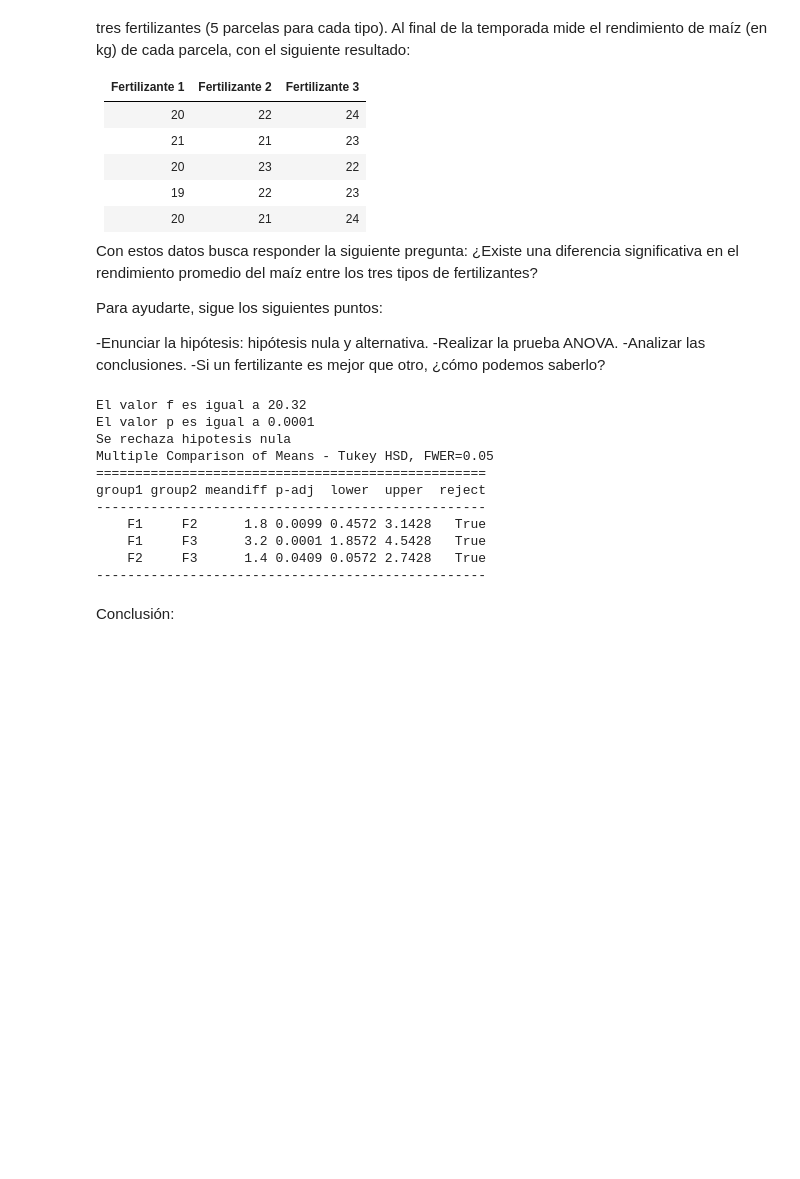
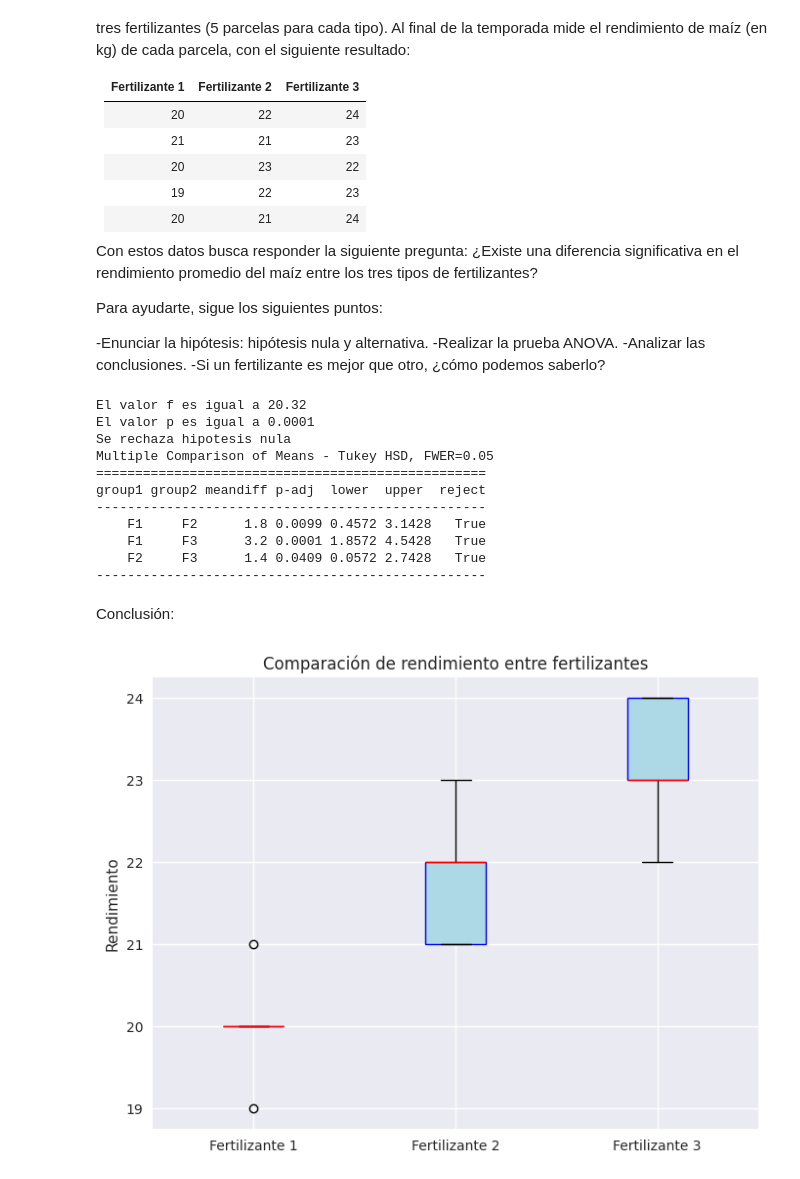
Before and after one commit to 4GeeksAcademy/Leonel_Ponce_hypothesis-testing-exercises-project-with-python, a Jupyter notebook: notebook/problems.es.ipynb, the cells around one changed output. Cells and saved outputs as stored; diff of their text form; code cells hidden in the pictures; blank space fills up the shorter version.

```diff
--- a/notebook/problems.es.ipynb
+++ b/notebook/problems.es.ipynb
@@ -129,3 +129,22 @@ group1 group2 meandiff p-adj  lower  upper  reject
 --------------------------------------------------
 # %% [markdown]
 Conclusión:
+# %%
+
+# Crear gráfico de cajas
+import matplotlib.pyplot as plt
+
+plt.style.use('seaborn-v0_8')
+fig, ax = plt.subplots(figsize=(8, 6))
+ax.boxplot([f_1, f_2, f_3], patch_artist=True,
+           boxprops=dict(facecolor='lightblue', color='blue'),
+           medianprops=dict(color='red'))
+
+# Etiquetas y título
+ax.set_xticklabels(['Fertilizante 1', 'Fertilizante 2', 'Fertilizante 3'])
+ax.set_ylabel('Rendimiento')
+ax.set_title('Comparación de rendimiento entre fertilizantes')
+
+plt.show()
+# %% [output]
+[figure, added]
```
Also changed, not shown: parts of 1 cell of this notebook.
